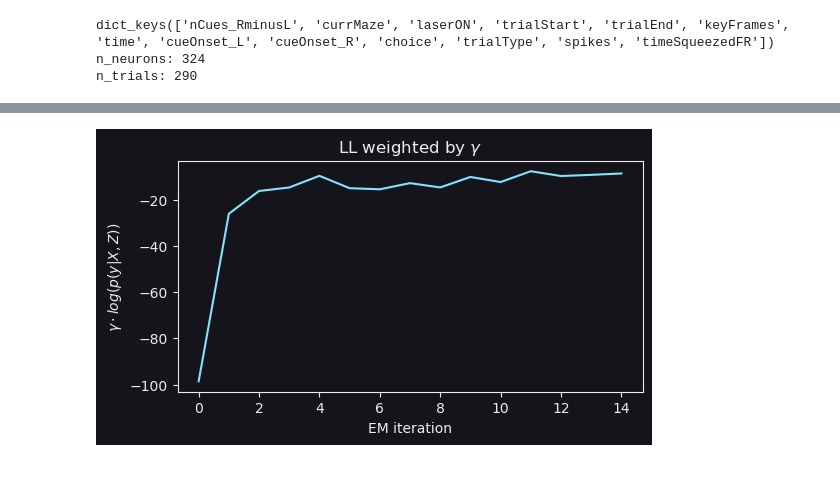
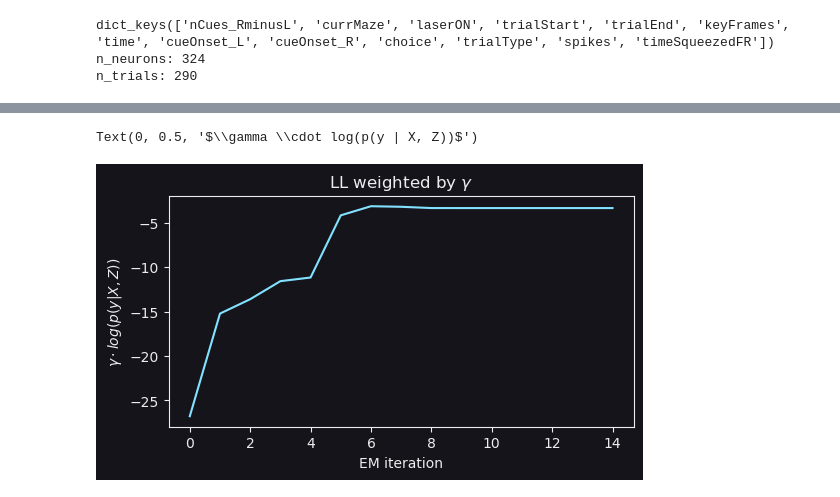
Before and after one commit to thejuc/towers_glm_hmm, a Jupyter notebook: glm_hmm_data.ipynb, the cells around one changed output, grey strips where cells are left out. Cells and saved outputs as stored; diff of their text form; code cells hidden in the pictures.

```diff
--- a/glm_hmm_data.ipynb
+++ b/glm_hmm_data.ipynb
@@ -125,16 +130,17 @@ number of trials: 290
 # %%
-#initial glm with no states to estimate weights
+# initial glm with no states to estimate weights
 theta_init = np.empty((X_all[0].shape[1], n_neurons))
 # glms = [None for _ in range(n_neurons)]
 sta = (X_all.transpose(0, 2, 1) @ y_all).squeeze() / y_all.sum(axis=1)
 
 for neuron in range(n_neurons):
-
     # print(X_all[neuron].shape, y_all[neuron].shape, sta[neuron].shape)
-    glm = sm.GLM(endog=y_all[neuron].squeeze(), exog=X_all[neuron], family=sm.families.Poisson())
+    glm = sm.GLM(
+        endog=y_all[neuron].squeeze(), exog=X_all[neuron], family=sm.families.Poisson()
+    )
     # glms[neuron] = glm
-    a = 1 * np.ones(X_all.shape[2])
-    a[-1] = 0
+    a = 0.5 * np.ones(X_all.shape[2])
+    a[-1] = 0.01
     res = glm.fit_regularized(alpha=a, L1_wt=0.0, maxiter=1000, cnvrg_tol=1e-6)
     # res = glm.fit(max_iter=1000, tol=1e-6, tol_criterion="params")
     w = res.params
@@ -146,16 +152,17 @@ n_states = 3
 n_trials = trial_indices.size
 theta_hmm = np.ones((n_states, X_all.shape[2], n_neurons)) * theta_init
 # adding noise to all the weights
-theta_hmm += np.random.normal(0, .01, size=theta_hmm.shape)
-t_init = np.array([5, 1, 1])
+theta_hmm += np.random.normal(0, 0.1, size=theta_hmm.shape)
+t_init = np.array([5, 1, 1, 1, 1])
 # placing higher bias on self-transition
-T = np.array([dirichlet(np.roll(t_init, n)).rvs()[0] for n in range(n_states)])
+T = np.array(
+    [dirichlet(np.roll(t_init[:n_states], n)).rvs()[0] for n in range(n_states)]
+)
 T = np.log(T)
 pi = np.log(np.ones(n_states)) - np.log(n_states)
-xi = np.empty((n_trials-1, n_states, n_states))
+xi = np.empty((n_trials - 1, n_states, n_states))
 scale = np.empty(n_trials)
 total_ll = []
-
 
 
 def get_poiss_ll(X, y, theta):
@@ -165,6 +172,7 @@ def get_poiss_ll(X, y, theta):
     ll = ll.sum(axis=(0, 1))
     return ll - logsumexp(ll)
 
+
 def forward(X, y, theta, T, pi, trial_id):
     n_trials = np.unique(trial_id).size
     n_states = theta.shape[0]
@@ -173,17 +181,19 @@ def forward(X, y, theta, T, pi, trial_id):
     loglikeli = np.empty(alpha.shape)
 
     for t in range(n_trials):
-        x_idx = np.argwhere(trial_id==t).squeeze()
+        x_idx = np.argwhere(trial_id == t).squeeze()
         # predict
         if t == 0:
             predict[:, t] = pi
         else:
             pred = []
             for tran in T.T:
-                pred.append(logsumexp(tran + alpha[:, t-1]))
+                pred.append(logsumexp(tran + alpha[:, t - 1]))
             predict[:, t] = np.array(pred)
 
-        loglikeli[:, t] = get_poiss_ll(X[:, x_idx], y[:, x_idx], theta_hmm.transpose(2, 1, 0))
+        loglikeli[:, t] = get_poiss_ll(
+            X[:, x_idx], y[:, x_idx], theta_hmm.transpose(2, 1, 0)
+        )
         # update
         update = loglikeli[:, t] + predict[:, t]
         scale[t] = logsumexp(update)
@@ -194,54 +204,60 @@ def forward(X, y, theta, T, pi, trial_id):
 
 
 for _ in tqdm(range(15)):
-
     alpha, loglikeli, scale, predict = forward(X_all, y_all, theta_hmm, T, pi, trial_id)
 
     beta = np.empty(alpha.shape)
     beta[:, -1] = 0  # in log form
-    for t in range(n_trials-2, -1, -1):
+    for t in range(n_trials - 2, -1, -1):
         b_up = []
         for tran in T:
-            beta_update = tran + beta[:, t+1] + loglikeli[:, t+1]
+            beta_update = tran + beta[:, t + 1] + loglikeli[:, t + 1]
             b_up.append(logsumexp(beta_update))
-        beta[:, t] = np.array(b_up) - scale[t+1]
+        beta[:, t] = np.array(b_up) - scale[t + 1]
     gamma = alpha + beta
     gamma -= logsumexp(gamma, axis=0)
 
     total_ll.append((np.exp(gamma) * loglikeli).sum())
 
-
-    for t in range(0, n_trials-1):
+    for t in range(0, n_trials - 1):
         for s1 in range(n_states):
             for s2 in range(n_states):
-                xi[t, s1, s2] = T[s1, s2] + alpha[s1, t] + loglikeli[s2, t+1] + beta[s2, t+1]
+                xi[t, s1, s2] = (
+                    T[s1, s2] + alpha[s1, t] + loglikeli[s2, t + 1] + beta[s2, t + 1]
+                )
 
         xi[t] -= logsumexp(xi[t])
 
     T = logsumexp(xi, axis=0)
     T -= logsumexp(T, axis=1)[:, None]
 
     _, trial_counts = np.unique(trial_id, return_counts=True)
     pi = gamma[:, 0]
 
     # maximization
     for s in range(n_states):
         for neuron in range(n_neurons):
             weights = np.repeat(np.exp(gamma[s]), trial_counts)
-            glm = sm.GLM(endog=y_all[neuron], exog=X_all[neuron], family=sm.families.Poisson(), freq_weights=weights)
+            glm = sm.GLM(
+                endog=y_all[neuron],
+                exog=X_all[neuron],
+                family=sm.families.Poisson(),
+                freq_weights=weights,
+            )
             # can greatly effect outcome. too high on simulated data made it fail, basically comes down to noise level of data
             # higher noise ---> set alpha to be higher
-            a = 0 * np.ones(X_all.shape[2])
-            a[-1] = 0
+            a = 0.5 * np.ones(X_all.shape[2])
+            a[-1] = 0.01
             res = glm.fit_regularized(alpha=a, L1_wt=0.0, maxiter=1000, cnvrg_tol=1e-6)
 
             w = res.params
             theta_hmm[s, :, neuron] = w
 
 fig, ax = plt.subplots(figsize=(6, 3))
 ax.plot(np.array(total_ll))
-ax.set_title(r'LL weighted by $\gamma$')
-ax.set_xlabel('EM iteration')
-ax.set_ylabel(r'$\gamma \cdot log(p(y | X, Z))$');
+ax.set_title(r"LL weighted by $\gamma$")
+ax.set_xlabel("EM iteration")
+ax.set_ylabel(r"$\gamma \cdot log(p(y | X, Z))$")
 # %% [output]
+Text(0, 0.5, '$\\gamma \\cdot log(p(y | X, Z))$')
-[figure, old version]
+[figure, new version]
```
Also changed, not shown: parts of 14 cells of this notebook, 11 other files.
